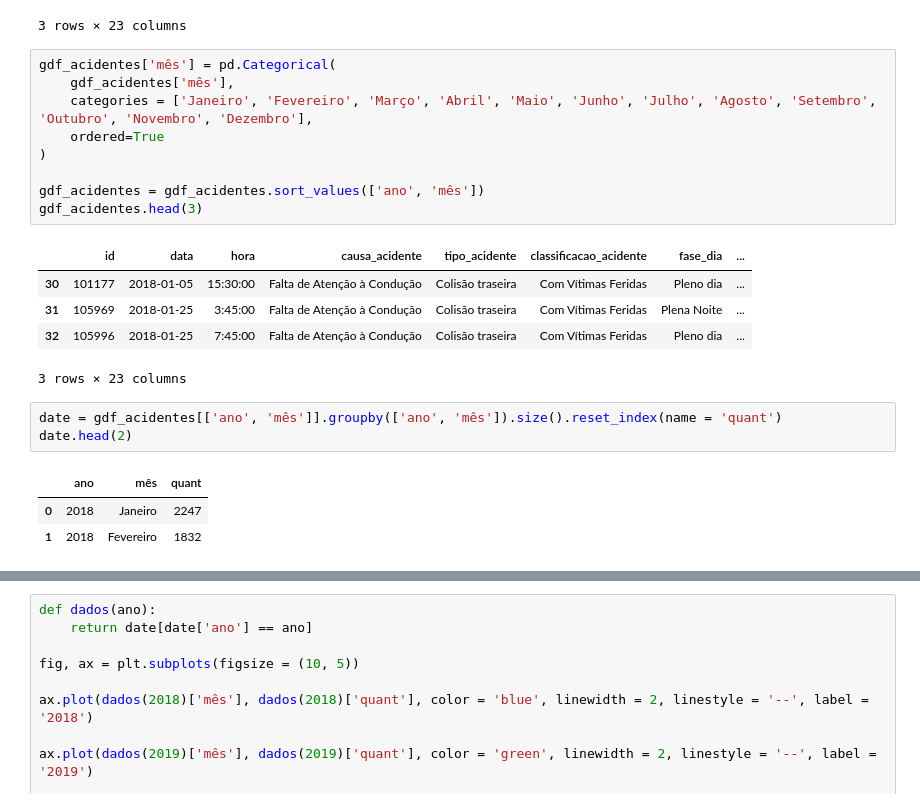
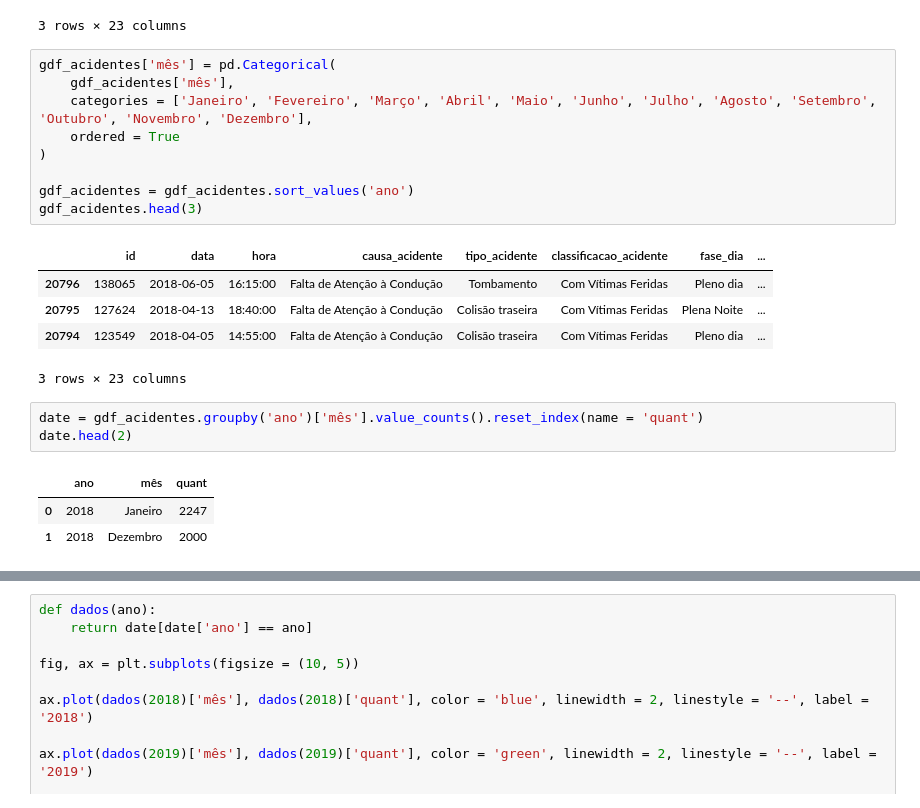
Before and after one commit to kelvenmahuaie/Python-para-GIS, a Jupyter notebook: mapa.ipynb, the cells around one changed output, grey strips where cells are left out. Cells and saved outputs as stored; diff of their text form.

```diff
--- a/mapa.ipynb
+++ b/mapa.ipynb
@@ -221,25 +235,25 @@ gdf_acidentes.head(3)
 # %%
 gdf_acidentes['mês'] = pd.Categorical(
     gdf_acidentes['mês'],
     categories = ['Janeiro', 'Fevereiro', 'Março', 'Abril', 'Maio', 'Junho', 'Julho', 'Agosto', 'Setembro', 'Outubro', 'Novembro', 'Dezembro'],
-    ordered=True
+    ordered = True
 )
 
-gdf_acidentes = gdf_acidentes.sort_values(['ano', 'mês'])
+gdf_acidentes = gdf_acidentes.sort_values('ano')
 gdf_acidentes.head(3)
 # %% [output]
 |  | id | data | hora | causa_acidente | tipo_acidente | classificacao_acidente | fase_dia | ... |
-| 30 | 101177 | 2018-01-05 | 15:30:00 | Falta de Atenção à Condução | Colisão traseira | Com Vítimas Feridas | Pleno dia | ... |
-| 31 | 105969 | 2018-01-25 | 3:45:00 | Falta de Atenção à Condução | Colisão traseira | Com Vítimas Feridas | Plena Noite | ... |
-| 32 | 105996 | 2018-01-25 | 7:45:00 | Falta de Atenção à Condução | Colisão traseira | Com Vítimas Feridas | Pleno dia | ... |
+| 20796 | 138065 | 2018-06-05 | 16:15:00 | Falta de Atenção à Condução | Tombamento | Com Vítimas Feridas | Pleno dia | ... |
+| 20795 | 127624 | 2018-04-13 | 18:40:00 | Falta de Atenção à Condução | Colisão traseira | Com Vítimas Feridas | Plena Noite | ... |
+| 20794 | 123549 | 2018-04-05 | 14:55:00 | Falta de Atenção à Condução | Colisão traseira | Com Vítimas Feridas | Pleno dia | ... |
 3 rows × 23 columns
 # %%
-date = gdf_acidentes[['ano', 'mês']].groupby(['ano', 'mês']).size().reset_index(name = 'quant')
+date = gdf_acidentes.groupby('ano')['mês'].value_counts().reset_index(name = 'quant')
 date.head(2)
 # %% [output]
 |  | ano | mês | quant |
 | 0 | 2018 | Janeiro | 2247 |
-| 1 | 2018 | Fevereiro | 1832 |
+| 1 | 2018 | Dezembro | 2000 |
 # %%
 date['ano_mês'] = date['ano'].astype(str) + '/' + date['mês'].astype(str)
 date.head(3)
```
Also changed, not shown: parts of 5 cells of this notebook, 1 other file.
